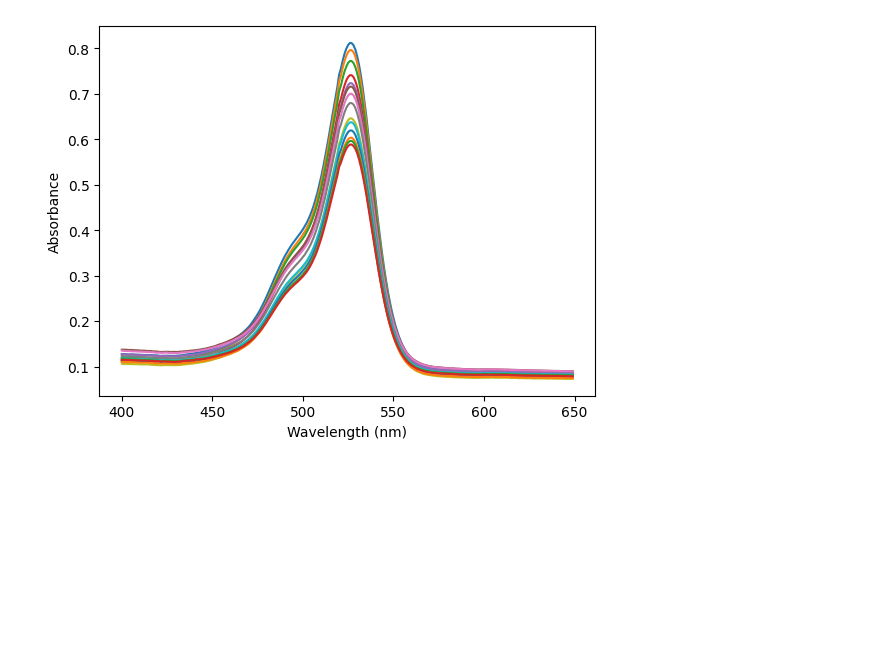
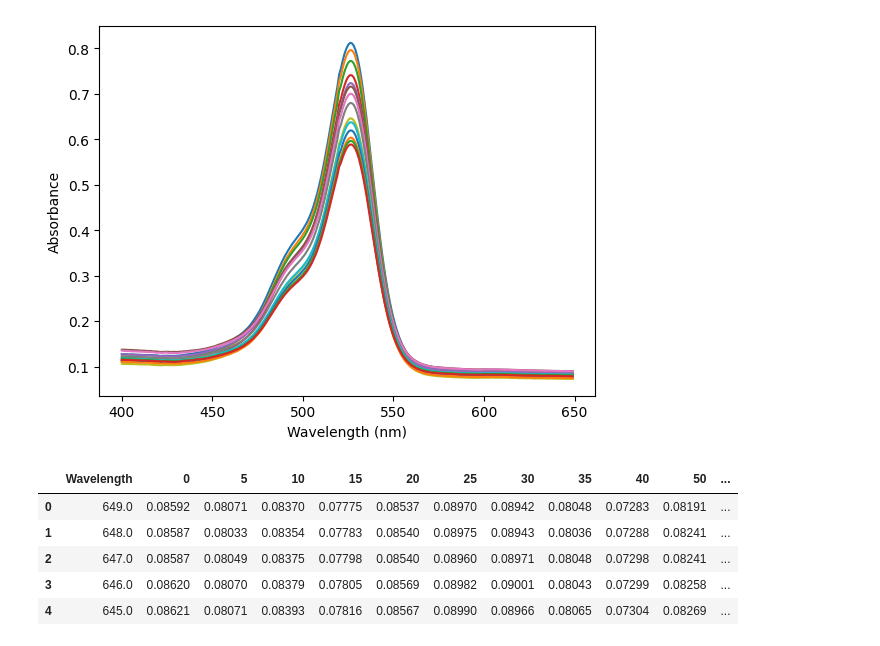
Before and after one commit to GiovanniLag/Laboratorio-Biofisica, a Jupyter notebook: assorbimento/analysis/python/assorbimento_notebook.ipynb, the cells around one changed output. Saved outputs shown, nothing was run; the diff lists cells and outputs as text; code cells hidden in the pictures; blank space fills up the shorter version.

```diff
--- a/assorbimento/analysis/python/assorbimento_notebook.ipynb
+++ b/assorbimento/analysis/python/assorbimento_notebook.ipynb
@@ -24,3 +25,12 @@ for file in os.listdir(data_folder):
 # %%
 output_path = os.path.join(data_folder, 'combined.csv')
 data.to_csv(output_path, index=False)
+# %%
+data.head()
+# %% [output]
+|  | Wavelength | 0 | 5 | 10 | 15 | 20 | 25 | 30 | 35 | 40 | 50 | ... |
+| 0 | 649.0 | 0.08592 | 0.08071 | 0.08370 | 0.07775 | 0.08537 | 0.08970 | 0.08942 | 0.08048 | 0.07283 | 0.08191 | ... |
+| 1 | 648.0 | 0.08587 | 0.08033 | 0.08354 | 0.07783 | 0.08540 | 0.08975 | 0.08943 | 0.08036 | 0.07288 | 0.08241 | ... |
+| 2 | 647.0 | 0.08587 | 0.08049 | 0.08375 | 0.07798 | 0.08540 | 0.08960 | 0.08971 | 0.08048 | 0.07298 | 0.08241 | ... |
+| 3 | 646.0 | 0.08620 | 0.08070 | 0.08379 | 0.07805 | 0.08569 | 0.08982 | 0.09001 | 0.08043 | 0.07299 | 0.08258 | ... |
+| 4 | 645.0 | 0.08621 | 0.08071 | 0.08393 | 0.07816 | 0.08567 | 0.08990 | 0.08966 | 0.08065 | 0.07304 | 0.08269 | ... |
```
Also changed, not shown: parts of 5 cells of this notebook, 3 other files.
